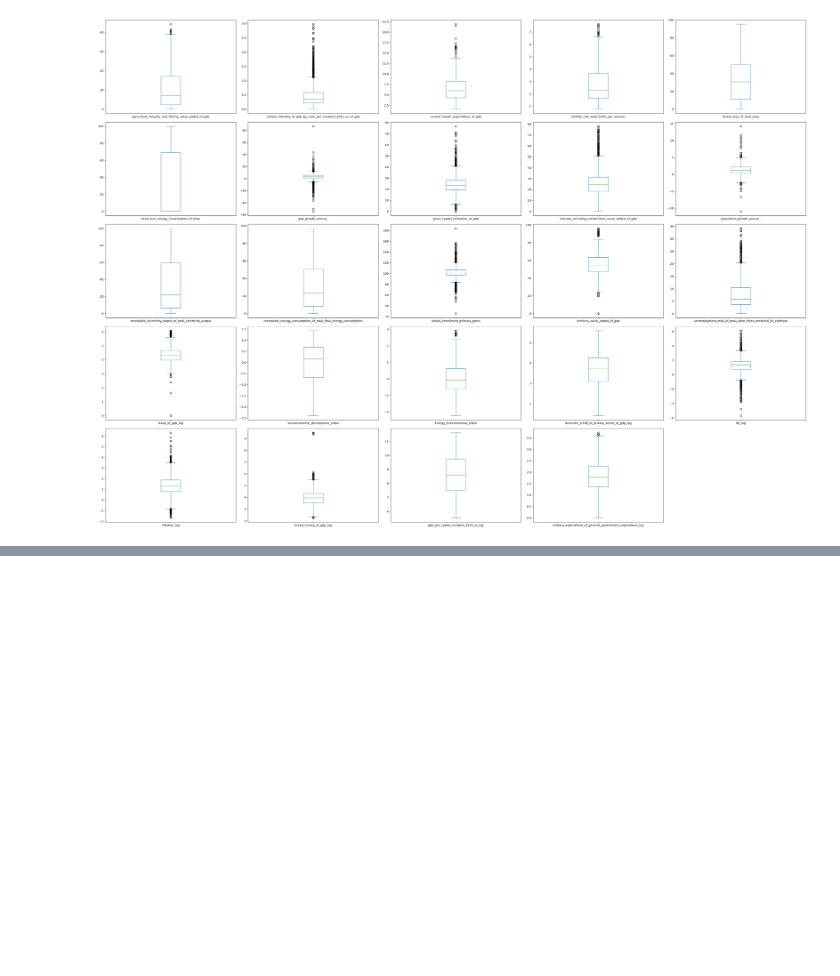
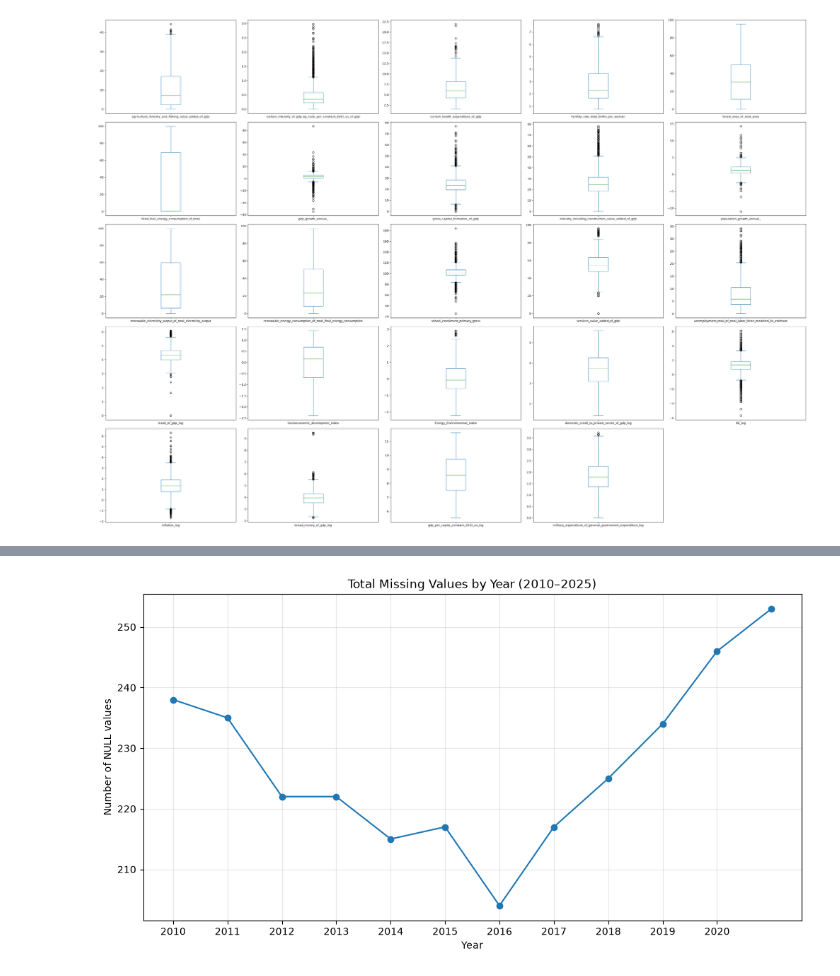
Before and after one commit to Mina-Makram-001/2B_Data_Science_Portfolio, a Jupyter notebook: Task_4_(Train_3_Unsupervised_ML_Models)/3_EDA_&_Preperation_(Null_Analysis).ipynb, the cells around one changed output, grey strips where cells are left out. Cells and saved outputs as stored; diff of their text form; code cells hidden in the pictures; blank space fills up the shorter version.

Commit message:
3_EDA_&_Preperation_(Null_Analysis)_(Update)

```diff
--- a/Task_4_(Train_3_Unsupervised_ML_Models)/3_.ipynb
+++ b/Task_4_(Train_3_Unsupervised_ML_Models)/3_EDA_&_Preperation_(Null_Analysis).ipynb
@@ -360,0 +643,31 @@ dtype: float64
+# %%
+# Indicator columns only
+indicator_cols = [
+    col for col in df_countries.columns
+    if col not in ["country_name", "country_code", "year"]
+]
+
+# Count total missing values per year
+nulls_per_year = (
+    df_countries
+    .groupby(["year"])[indicator_cols]
+    .apply(lambda x: x.isna().sum().sum())
+)
+
+plt.figure(figsize=(12, 6))
+
+plt.plot(
+    nulls_per_year.index,
+    nulls_per_year.values,
+    marker="o"
+)
+
+plt.xlabel("Year")
+plt.ylabel("Number of NULL values")
+plt.title("Total Missing Values by Year (2010–2025)")
+plt.xticks(range(2010, 2021))
+plt.grid(alpha=0.3)
+
+plt.show()
+# %% [output]
+[figure, added]
```
Also changed, not shown: parts of 15 cells of this notebook.
